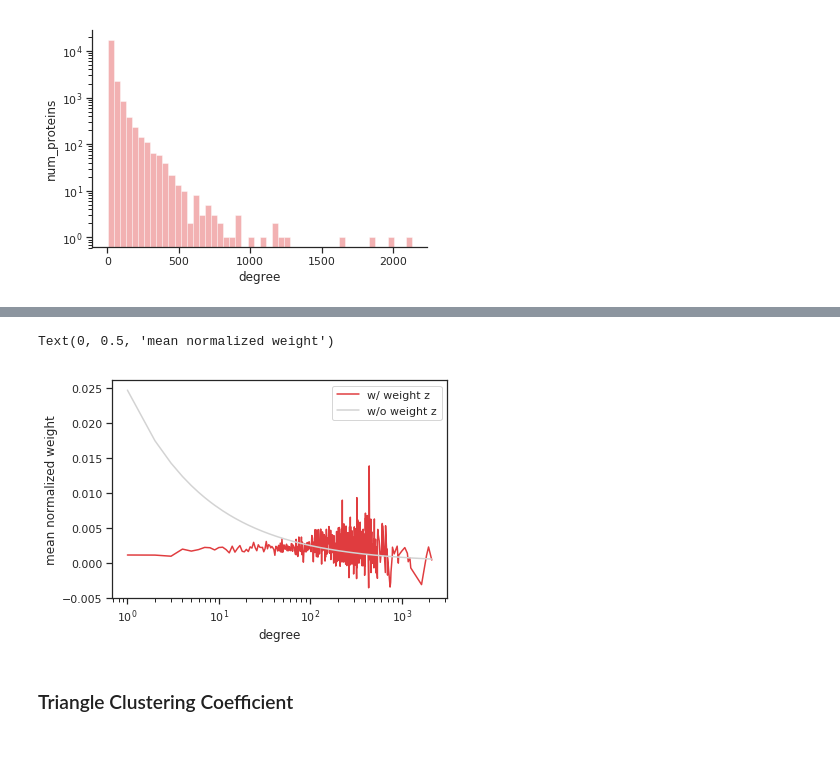
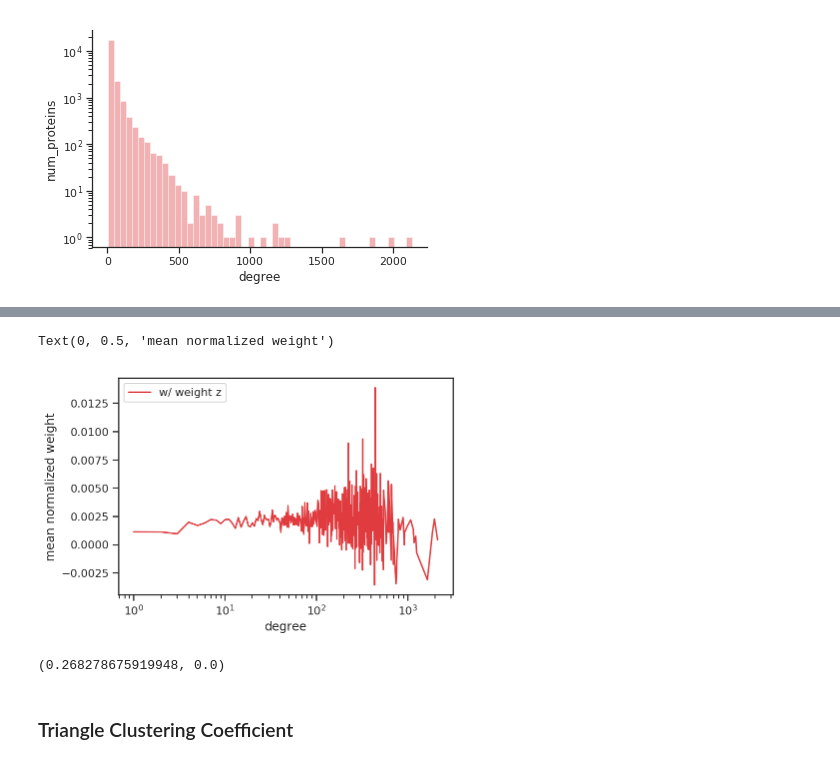
Before and after one commit to seyuboglu/milieu, a Jupyter notebook: experiments/lci_analysis/lci_analysis.ipynb, the cells around one changed output, grey strips where cells are left out. Saved outputs shown, nothing was run; the diff lists cells and outputs as text; code cells hidden in the pictures.

```diff
--- a/experiments/lci_analysis/lci_analysis.ipynb
+++ b/experiments/lci_analysis/lci_analysis.ipynb
@@ -135,15 +147,15 @@ mean_degree_df = degree_df.groupby("degree").mean()
 # %%
 mean_degree_df = degree_df.groupby("degree").mean()
 mean_norm_weights = mean_degree_df["ci_weight"] / np.power(mean_degree_df.index, 1/2) #/np.sqrt(mean_degree_df.index) # normalize by degree
 mean_norm_weights = mean_norm_weights / mean_norm_weights.sum()
 sns.lineplot(x=mean_degree_df.index, y=mean_norm_weights, label='w/ weight z')
 y = 1/np.power(mean_degree_df.index, 1/2)
 y = y/y.values.sum()
-sns.lineplot(x=mean_degree_df.index, y=y, label='w/o weight z')
+#sns.lineplot(x=mean_degree_df.index, y=y, label='w/o weight z')
 plt.xscale('log')
 plt.yscale('linear')
 plt.xlabel('degree')
 plt.ylabel('mean normalized weight')
 # %% [output]
 Text(0, 0.5, 'mean normalized weight')
-[figure, old version]
+[figure, new version]
@@ -150,3 +164,7 @@ Text(0, 0.5, 'mean normalized weight')
+# %%
+pearsonr(ci_weights, degrees)
+# %% [output]
+(0.268278675919948, 0.0)
 # %% [markdown]
 ### Triangle Clustering Coefficient
 # %%
```
Also changed, not shown: parts of 19 cells of this notebook, 3 other files.
